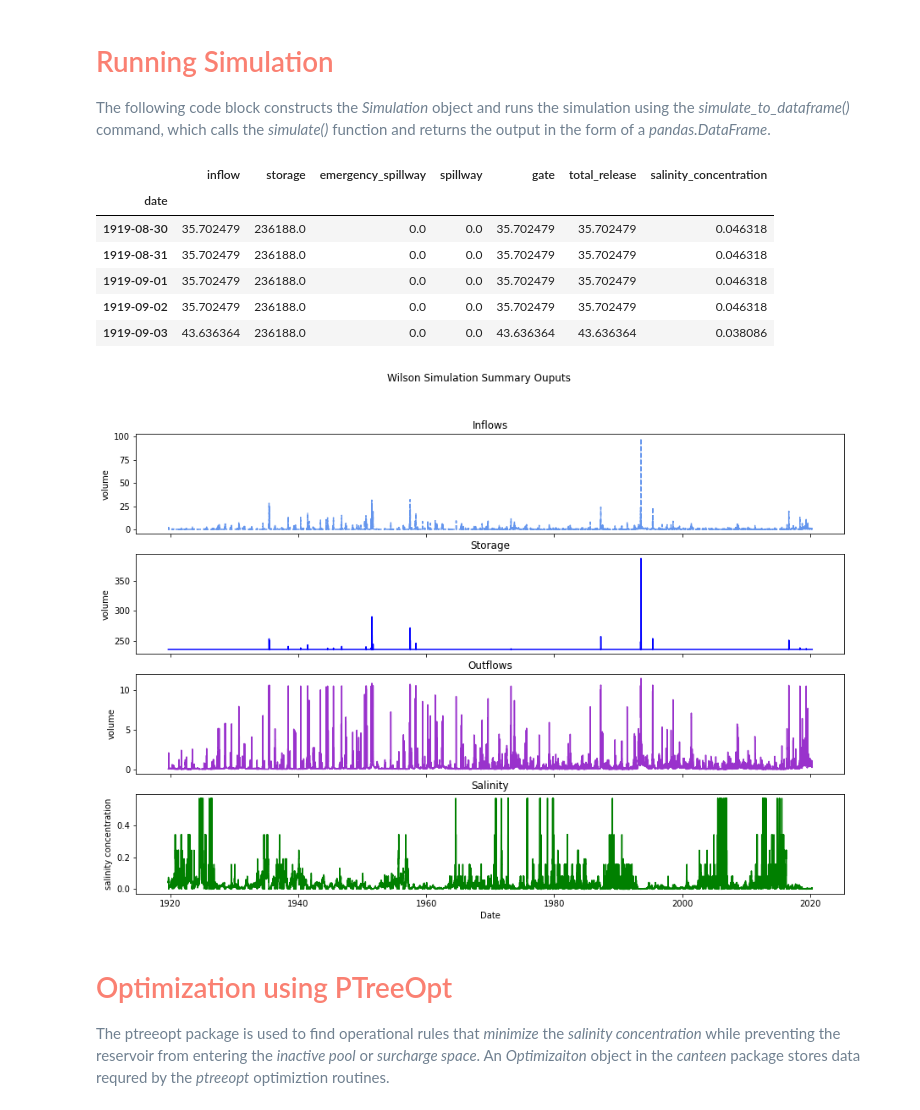
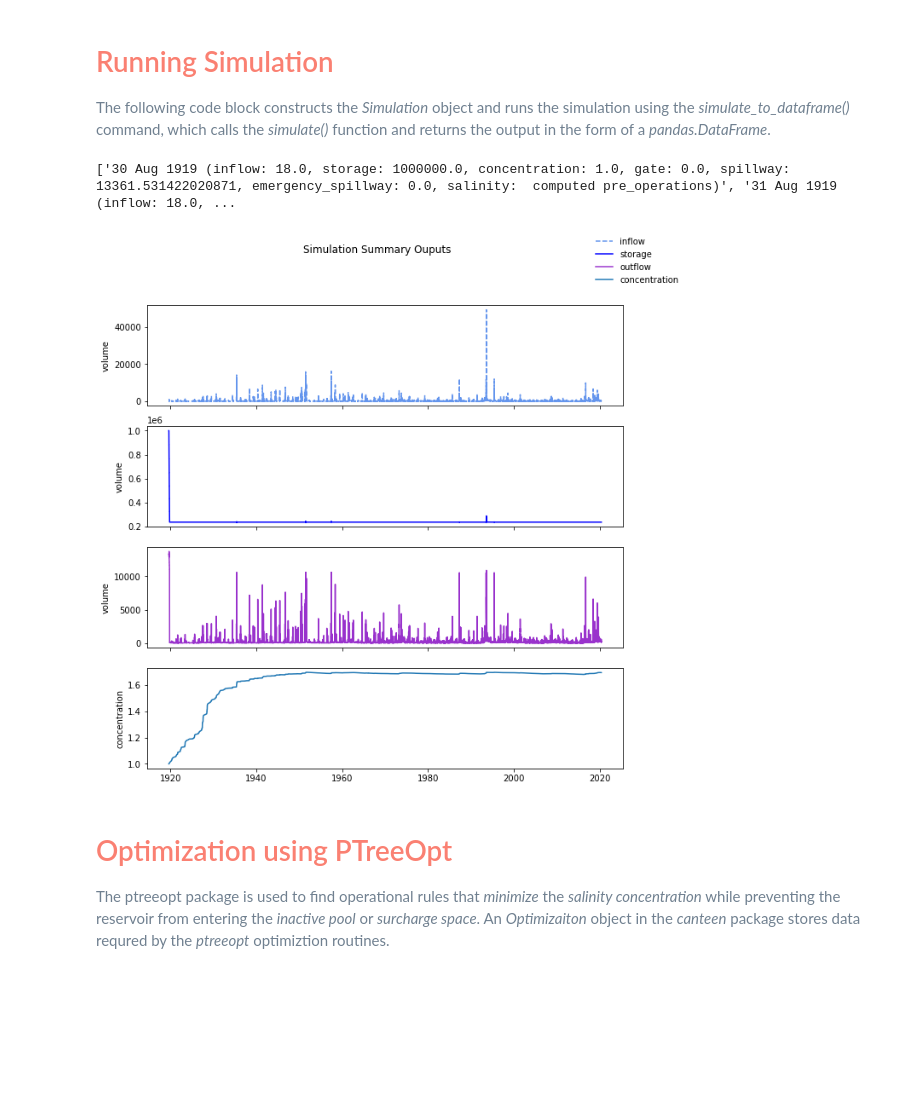
Before and after one commit to JohnRushKucharski/old-canteen, a Jupyter notebook: src/examples/wilson.ipynb, the cells around one changed output. Drawn from its saved outputs; the diff is of its cells as text; code cells hidden in the pictures; blank space fills up the shorter version.

Commit message:
refactored data.py & made associated changes to other files and examples

```diff
--- a/src/examples/wilson.ipynb
+++ b/src/examples/wilson.ipynb
@@ -295,2 +278,15 @@ wilson_input_data.head()
 # %% [markdown]
 <font color=slategray>The following code block packages this input data into the list required for the simulation constructor (descirbed above);
+# %%
+from pathlib import Path
+path = Path(f'/Users/johnkucharski/Documents/data/usace/ks/dam_inflows.csv').resolve()
+inputs = pd.read_csv(path, skiprows=[1, 2, 3], usecols=[1, 2], parse_dates=True)
+inputs.columns = inputs.columns.str.replace(" ","")
+inputs.rename(columns={'Date/Time': 'date', 'WILSONDAMFLOW-INEXTENDED': 'inflow'}, inplace=True)
+inputs.date = [x.rsplit(',', maxsplit=1)[0] for x in inputs.date.to_numpy()]
+inputs.date = pd.to_datetime(inputs.date.to_numpy())
+inputs = inputs[inputs.inflow.apply(lambda x: x.isnumeric())].set_index('date')
+inputs.inflow = pd.to_numeric(inputs.inflow)
+inputs['storage'] = [1000000 if t == 0 else float('nan') for t in range(len(inputs))]
+inputs['concentration'] = [1 if t == 0 else float('nan') for t in range(len(inputs))]
+inputs.head()
@@ -296,0 +301,6 @@ wilson_input_data.head()
+# %%
+outputs = Output(fn=salinity_concentration, category=Category.OTHER, runorder=RunOrder.PRE_OPERATIONS).to_dict('salinity', values_list=False, n=len(inputs))
+# %%
+ts = TimeSeries.from_dataframe(inputs, outputs)
+msgs = [ts.timesteps[t].print(verbose=True) for t in range(5)]
+print(msgs)
@@ -318,38 +337,34 @@ wilson_additional_output = simulation.Additional_Output(salinity_concentration,
 # <font color=salmon>Running Simulation
 
 <font color=slategray> The following code block constructs the _Simulation_ object and runs the simulation using the _simulate_to_dataframe()_ command, which calls the _simulate()_ function and returns the output in the form of a _pandas.DataFrame_.
-# %%
-
-wilson_simulation = simulation.Simulation(wilson_inputs, wilson, wilson_ops.operate, {'salinity': wilson_additional_output})
-outputs = wilson_simulation.simulate_to_dataframe()
-outputs.head()
-# %% [output]
-|  | inflow | storage | emergency_spillway | spillway | gate | total_release | salinity_concentration |
-| date |  |  |  |  |  |  |  |
-| 1919-08-30 | 35.702479 | 236188.0 | 0.0 | 0.0 | 35.702479 | 35.702479 | 0.046318 |
-| 1919-08-31 | 35.702479 | 236188.0 | 0.0 | 0.0 | 35.702479 | 35.702479 | 0.046318 |
-| 1919-09-01 | 35.702479 | 236188.0 | 0.0 | 0.0 | 35.702479 | 35.702479 | 0.046318 |
-| 1919-09-02 | 35.702479 | 236188.0 | 0.0 | 0.0 | 35.702479 | 35.702479 | 0.046318 |
-| 1919-09-03 | 43.636364 | 236188.0 | 0.0 | 0.0 | 43.636364 | 43.636364 | 0.038086 |
+# %%
+sim = simulation.Simulation(ts, wilson, wilson_ops.operate)
+result = sim.simulate()
+print([result.timesteps[t].print() for t in range(5)])
+# %% [output]
+['30 Aug 1919 (inflow: 18.0, storage: 1000000.0, concentration: 1.0, gate: 0.0, spillway: 13361.531422020871, emergency_spillway: 0.0, salinity:  computed pre_operations)', '31 Aug 1919 (inflow: 18.0, ...
+# %%
+
+result.plot('concentration')
+# %% [output]
+[figure, added]
 # %%
-fig, ax = plt.subplots(nrows=4, ncols=1, sharex=True, figsize=(15, 10))
-plt.suptitle('Wilson Simulation Summary Ouputs')
-ax[0].set_title('Inflows')
-ax[0].set_ylabel('volume')
-ax[0].step(outputs.index, outputs.inflow / 1000, where='post', color='cornflowerblue', linestyle='dashed', label='inflow')
-ax[1].set_title('Storage')
-ax[1].set_ylabel('volume')
-ax[1].step(outputs.index, outputs.storage / 1000, where='post', color='blue', linestyle='solid', label='storage')
-ax[2].set_title('Outflows')
-ax[2].set_ylabel('volume')
-ax[2].step(outputs.index, outputs.total_release / 1000, where='post', color='darkorchid', linestyle='solid', label='outflow')
-ax[3].set_title('Salinity')
-ax[3].set_ylabel('salinity concentration')
-ax[3].step(outputs.index, outputs.salinity_concentration, where='post', color='green', linestyle='solid', label='salinity concentration')
-ax[3].set_xlabel('Date')
-plt.show()
+# fig, ax = plt.subplots(nrows=4, ncols=1, sharex=True, figsize=(15, 10))
+# plt.suptitle('Wilson Simulation Summary Ouputs')
+# ax[0].set_title('Inflows')
+# ax[0].set_ylabel('volume')
+# ax[0].step(outputs.index, outputs.inflow / 1000, where='post', color='cornflowerblue', linestyle='dashed', label='inflow')
+# ax[1].set_title('Storage')
+# ax[1].set_ylabel('volume')
+# ax[1].step(outputs.index, outputs.storage / 1000, where='post', color='blue', linestyle='solid', label='storage')
+# ax[2].set_title('Outflows')
+# ax[2].set_ylabel('volume')
+# ax[2].step(outputs.index, outputs.total_release / 1000, where='post', color='darkorchid', linestyle='solid', label='outflow')
+# ax[3].set_title('Salinity')
+# ax[3].set_ylabel('salinity concentration')
+# ax[3].step(outputs.index, outputs.salinity_concentration, where='post', color='green', linestyle='solid', label='salinity concentration')
+# ax[3].set_xlabel('Date')
+# plt.show()
-# %% [output]
-[figure, removed]
 # %% [markdown]
 # <font color=salmon> Optimization using PTreeOpt
 
```
Also changed, not shown: parts of 29 cells of this notebook, 8 other files.
